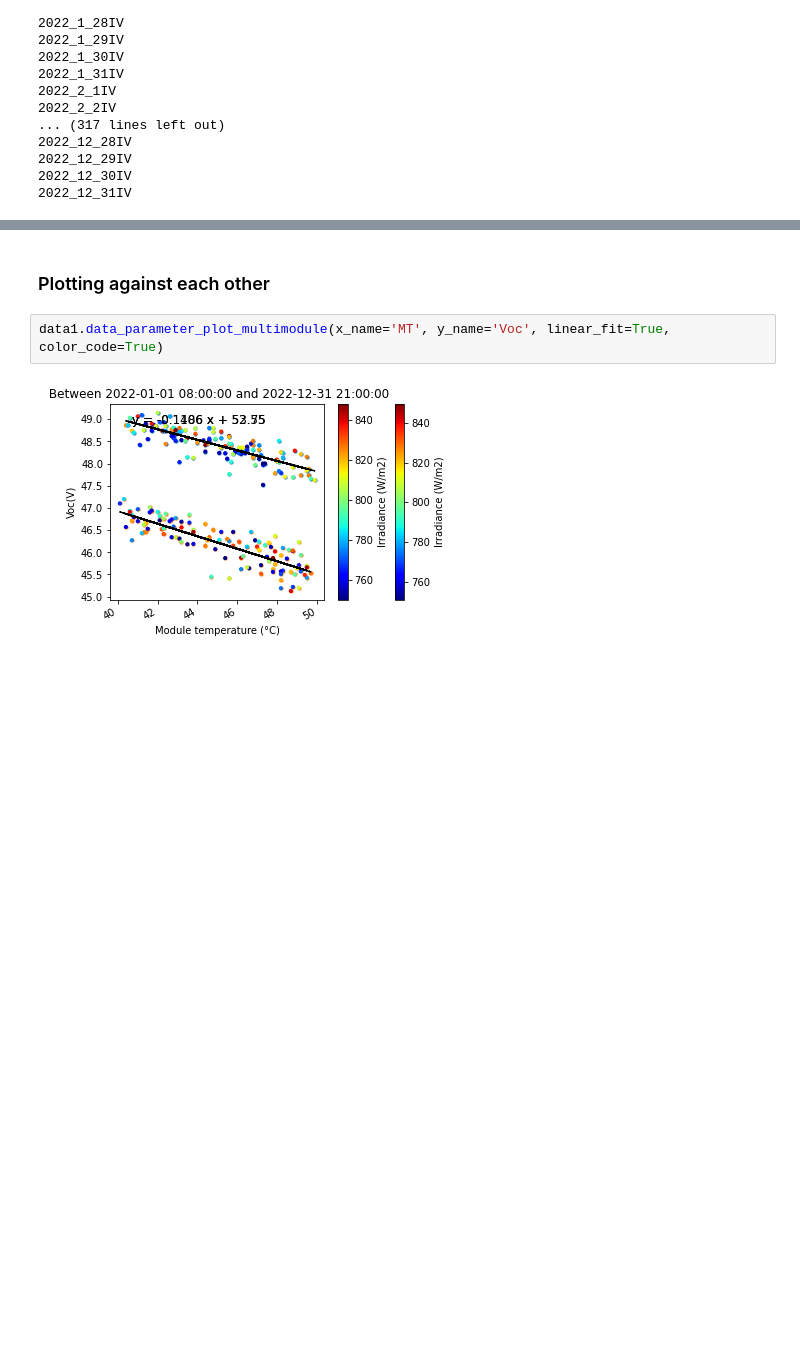
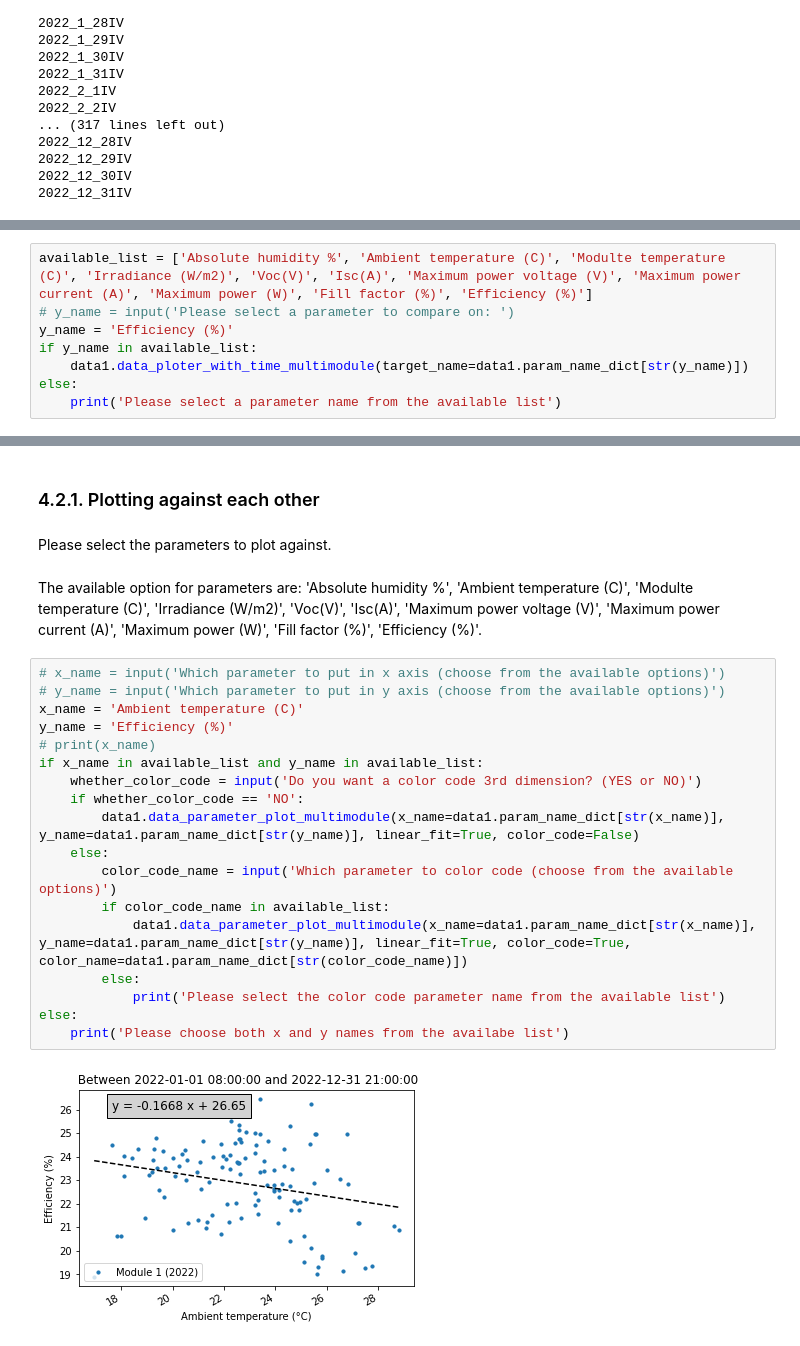
Before and after one commit to sijinwnag/Roof_module_data_processing, a Jupyter notebook: roof_module_notebook.ipynb, the cells around one changed output, grey strips where cells are left out. Cells and saved outputs as stored; diff of their text form; blank space fills up the shorter version.

```diff
--- a/roof_module_notebook.ipynb
+++ b/roof_module_notebook.ipynb
@@ -249,0 +133,8 @@ data1.data_ploter_with_time_multimodule(target_name='eff', linear_fit=False, col
+# %%
+available_list = ['Absolute humidity %', 'Ambient temperature (C)', 'Modulte temperature (C)', 'Irradiance (W/m2)', 'Voc(V)', 'Isc(A)', 'Maximum power voltage (V)', 'Maximum power current (A)', 'Maximum power (W)', 'Fill factor (%)', 'Efficiency (%)']
+# y_name = input('Please select a parameter to compare on: ')
+y_name = 'Efficiency (%)'
+if y_name in available_list:
+    data1.data_ploter_with_time_multimodule(target_name=data1.param_name_dict[str(y_name)])
+else:
+    print('Please select a parameter name from the available list')
@@ -250,6 +164,26 @@ data1.data_ploter_with_time_multimodule(target_name='eff', linear_fit=False, col
 # %% [markdown]
-### Plotting against each other
+### 4.2.1. Plotting against each other
+# %% [markdown]
+Please select the parameters to plot against.
+# %% [markdown]
+The available option for parameters are: 'Absolute humidity %', 'Ambient temperature (C)', 'Modulte temperature (C)', 'Irradiance (W/m2)', 'Voc(V)', 'Isc(A)', 'Maximum power voltage (V)', 'Maximum power current (A)', 'Maximum power (W)', 'Fill factor (%)', 'Efficiency (%)'.
 # %%
-data1.data_parameter_plot_multimodule(x_name='MT', y_name='Voc', linear_fit=True, color_code=True)
+# x_name = input('Which parameter to put in x axis (choose from the available options)')
+# y_name = input('Which parameter to put in y axis (choose from the available options)')
+x_name = 'Ambient temperature (C)'
+y_name = 'Efficiency (%)'
+# print(x_name)
+if x_name in available_list and y_name in available_list:
+    whether_color_code = input('Do you want a color code 3rd dimension? (YES or NO)')
+    if whether_color_code == 'NO':
+        data1.data_parameter_plot_multimodule(x_name=data1.param_name_dict[str(x_name)], y_name=data1.param_name_dict[str(y_name)], linear_fit=True, color_code=False)
+    else:
+        color_code_name = input('Which parameter to color code (choose from the available options)')
+        if color_code_name in available_list:
+            data1.data_parameter_plot_multimodule(x_name=data1.param_name_dict[str(x_name)], y_name=data1.param_name_dict[str(y_name)], linear_fit=True, color_code=True, color_name=data1.param_name_dict[str(color_code_name)])
+        else:
+            print('Please select the color code parameter name from the available list')
+else:
+    print('Please choose both x and y names from the availabe list')
 # %% [output]
-[figure, old version]
+[figure, new version]
```
Also changed, not shown: parts of 40 cells of this notebook, 1 other file.
